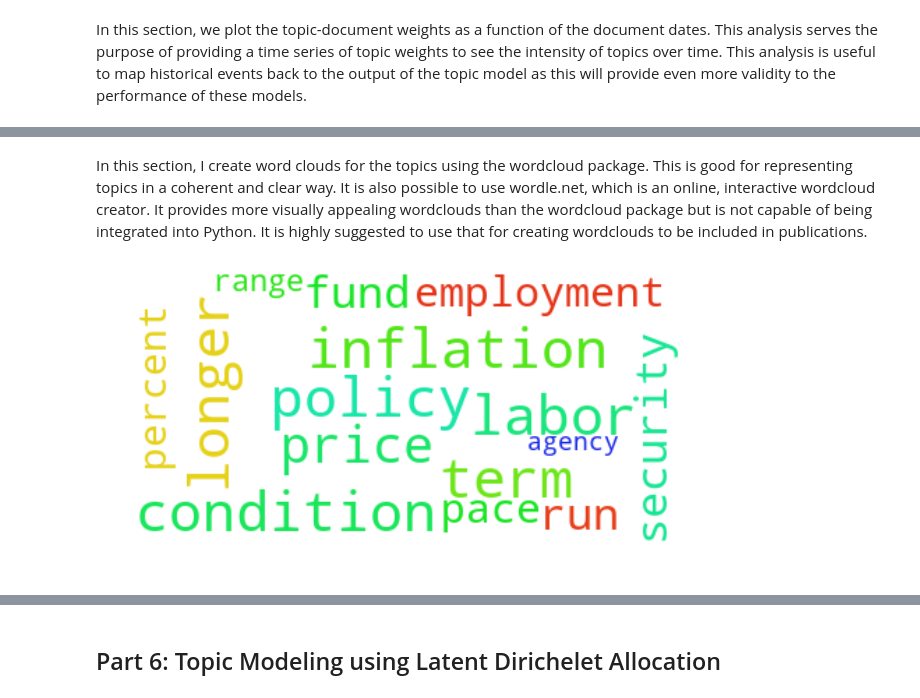
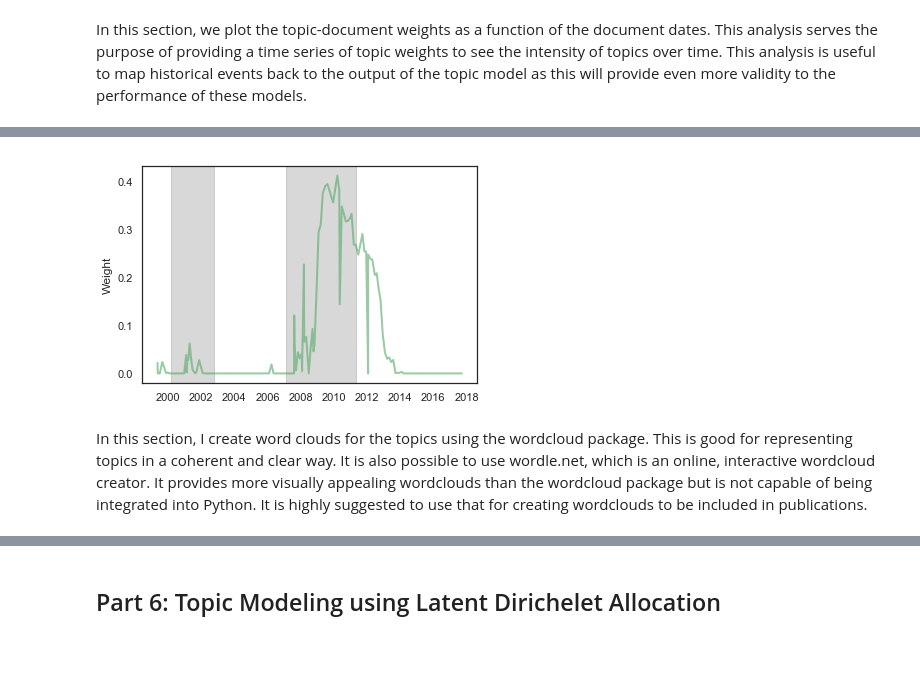
Before and after one commit to ancilcrayton/nlp_public_policy, a Jupyter notebook: nlp_fed_statements.ipynb, the cells around one changed output, grey strips where cells are left out. Drawn from its saved outputs; the diff is of its cells as text; code cells hidden in the pictures; blank space fills up the shorter version.

```diff
--- a/nlp_fed_statements.ipynb
+++ b/nlp_fed_statements.ipynb
@@ -417,0 +375,5 @@ plt.show()
+# %%
+# Plot topic 3 weights as a time series
+plot_theme_weights(weights=nmf_theme3_weights, name='NMFWeights3', color='g')
+# %% [output]
+[figure, added]
@@ -420,11 +386,10 @@ In this section, I create word clouds for the topics using the wordcloud package
 # %%
 from wordcloud import WordCloud
 # %%
-topic1 = WordCloud(ranks_only=True, max_font_size=40, background_color="white").generate(' '.join(best_topics[0]))
-plt.figure(figsize=(10, 6))
-plt.imshow(topic1, interpolation="bilinear")
-plt.axis("off")
-plt.savefig('images/NMF Theme 1.png', dpi=300)
-plt.show()
+def create_wordcloud(words, name):
+    topic = WordCloud(ranks_only=True, max_font_size=40, background_color="white").generate(' '.join(words))
+    plt.figure(figsize=(10, 6))
+    plt.imshow(topic, interpolation="bilinear")
+    plt.axis("off")
+    plt.savefig('images/{}.png'.format(name), dpi=300) # Save figure
+    plt.show()
-# %% [output]
-[figure, removed]
```
Also changed, not shown: parts of 50 cells of this notebook, 18 other files.
